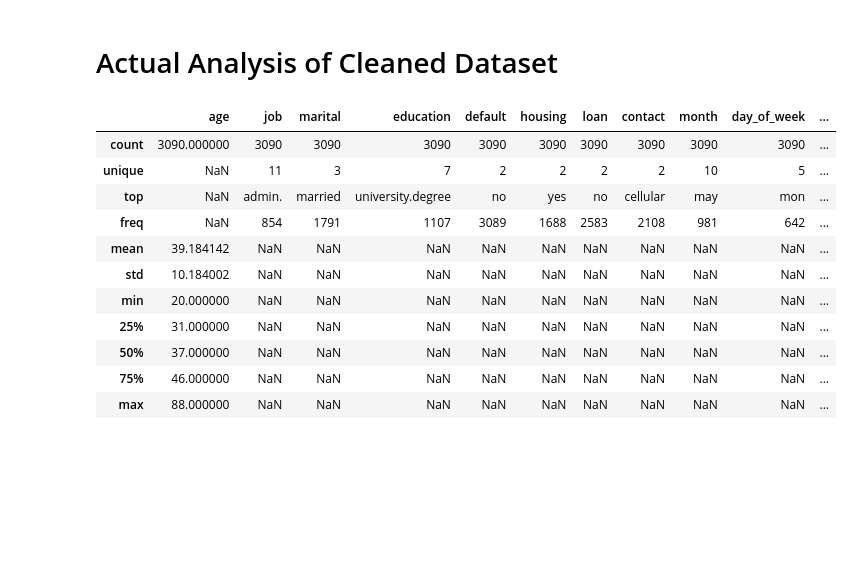
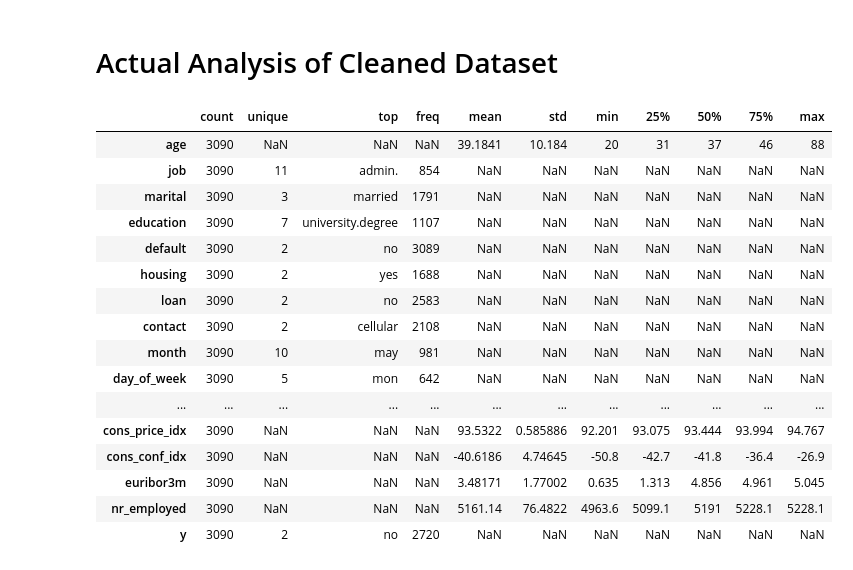
Before and after one commit to dsc423FinalProject/BankMarketing, a Jupyter notebook: Dataset_analysis.ipynb, the cells around one changed output. Drawn from its saved outputs; the diff is of its cells as text; code cells hidden in the pictures; blank space fills up the shorter version.

```diff
--- a/Dataset_analysis.ipynb
+++ b/Dataset_analysis.ipynb
@@ -117,17 +120,22 @@ bank.to_csv('./data/cleaned-bank.csv')
 # %%
 pd.set_option('display.max_columns', None)
 # %%
-bank.describe(include="all")
+bank.describe(include="all").T
 # %% [output]
-|  | age | job | marital | education | default | housing | loan | contact | month | day_of_week | ... |
-| count | 3090.000000 | 3090 | 3090 | 3090 | 3090 | 3090 | 3090 | 3090 | 3090 | 3090 | ... |
-| unique | NaN | 11 | 3 | 7 | 2 | 2 | 2 | 2 | 10 | 5 | ... |
-| top | NaN | admin. | married | university.degree | no | yes | no | cellular | may | mon | ... |
-| freq | NaN | 854 | 1791 | 1107 | 3089 | 1688 | 2583 | 2108 | 981 | 642 | ... |
-| mean | 39.184142 | NaN | NaN | NaN | NaN | NaN | NaN | NaN | NaN | NaN | ... |
-| std | 10.184002 | NaN | NaN | NaN | NaN | NaN | NaN | NaN | NaN | NaN | ... |
-| min | 20.000000 | NaN | NaN | NaN | NaN | NaN | NaN | NaN | NaN | NaN | ... |
-| 25% | 31.000000 | NaN | NaN | NaN | NaN | NaN | NaN | NaN | NaN | NaN | ... |
-| 50% | 37.000000 | NaN | NaN | NaN | NaN | NaN | NaN | NaN | NaN | NaN | ... |
-| 75% | 46.000000 | NaN | NaN | NaN | NaN | NaN | NaN | NaN | NaN | NaN | ... |
-| max | 88.000000 | NaN | NaN | NaN | NaN | NaN | NaN | NaN | NaN | NaN | ... |
+|  | count | unique | top | freq | mean | std | min | 25% | 50% | 75% | max |
+| age | 3090 | NaN | NaN | NaN | 39.1841 | 10.184 | 20 | 31 | 37 | 46 | 88 |
+| job | 3090 | 11 | admin. | 854 | NaN | NaN | NaN | NaN | NaN | NaN | NaN |
+| marital | 3090 | 3 | married | 1791 | NaN | NaN | NaN | NaN | NaN | NaN | NaN |
+| education | 3090 | 7 | university.degree | 1107 | NaN | NaN | NaN | NaN | NaN | NaN | NaN |
+| default | 3090 | 2 | no | 3089 | NaN | NaN | NaN | NaN | NaN | NaN | NaN |
+| housing | 3090 | 2 | yes | 1688 | NaN | NaN | NaN | NaN | NaN | NaN | NaN |
+| loan | 3090 | 2 | no | 2583 | NaN | NaN | NaN | NaN | NaN | NaN | NaN |
+| contact | 3090 | 2 | cellular | 2108 | NaN | NaN | NaN | NaN | NaN | NaN | NaN |
+| month | 3090 | 10 | may | 981 | NaN | NaN | NaN | NaN | NaN | NaN | NaN |
+| day_of_week | 3090 | 5 | mon | 642 | NaN | NaN | NaN | NaN | NaN | NaN | NaN |
+| ... | ... | ... | ... | ... | ... | ... | ... | ... | ... | ... | ... |
+| cons_price_idx | 3090 | NaN | NaN | NaN | 93.5322 | 0.585886 | 92.201 | 93.075 | 93.444 | 93.994 | 94.767 |
+| cons_conf_idx | 3090 | NaN | NaN | NaN | -40.6186 | 4.74645 | -50.8 | -42.7 | -41.8 | -36.4 | -26.9 |
+| euribor3m | 3090 | NaN | NaN | NaN | 3.48171 | 1.77002 | 0.635 | 1.313 | 4.856 | 4.961 | 5.045 |
+| nr_employed | 3090 | NaN | NaN | NaN | 5161.14 | 76.4822 | 4963.6 | 5099.1 | 5191 | 5228.1 | 5228.1 |
+| y | 3090 | 2 | no | 2720 | NaN | NaN | NaN | NaN | NaN | NaN | NaN |
```
Also changed, not shown: parts of 8 cells of this notebook, 2 other files.
